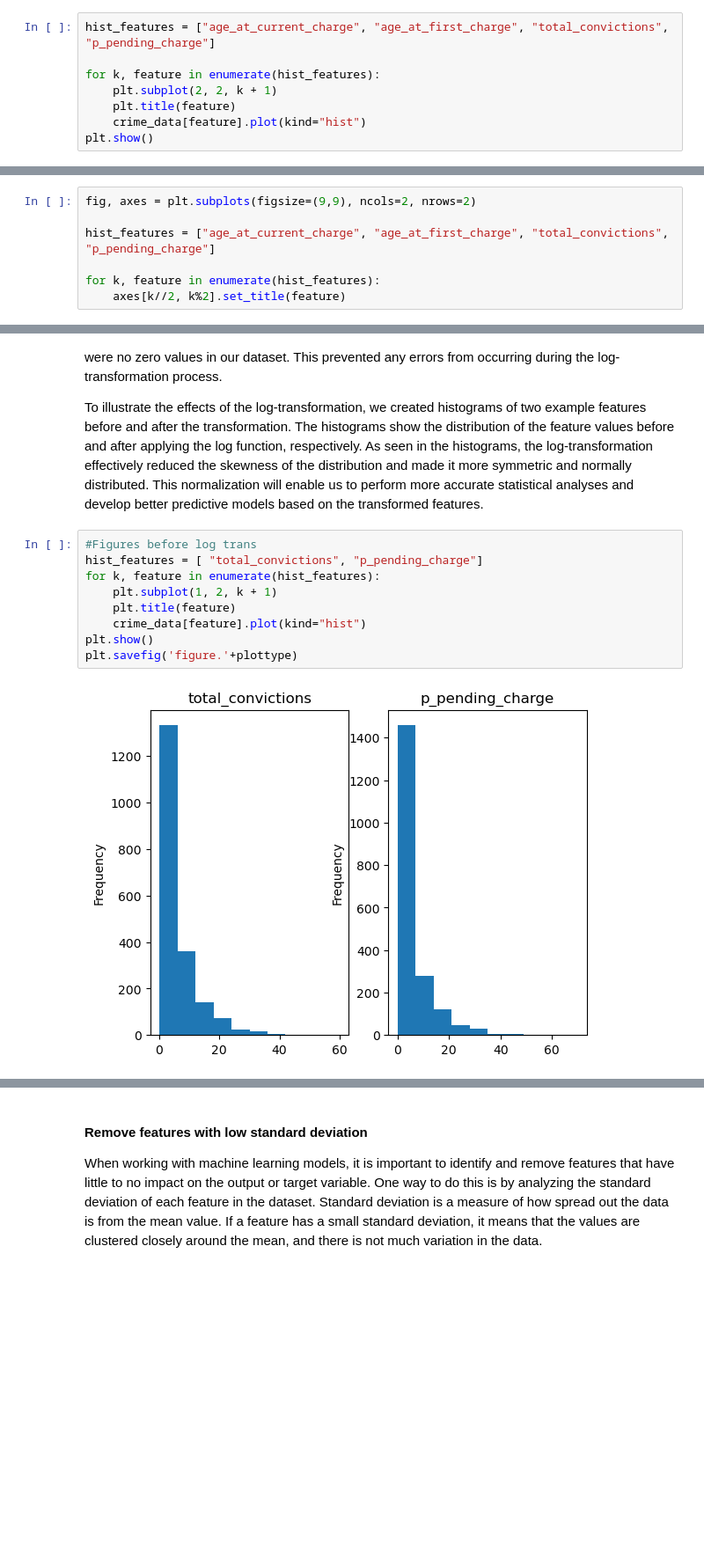
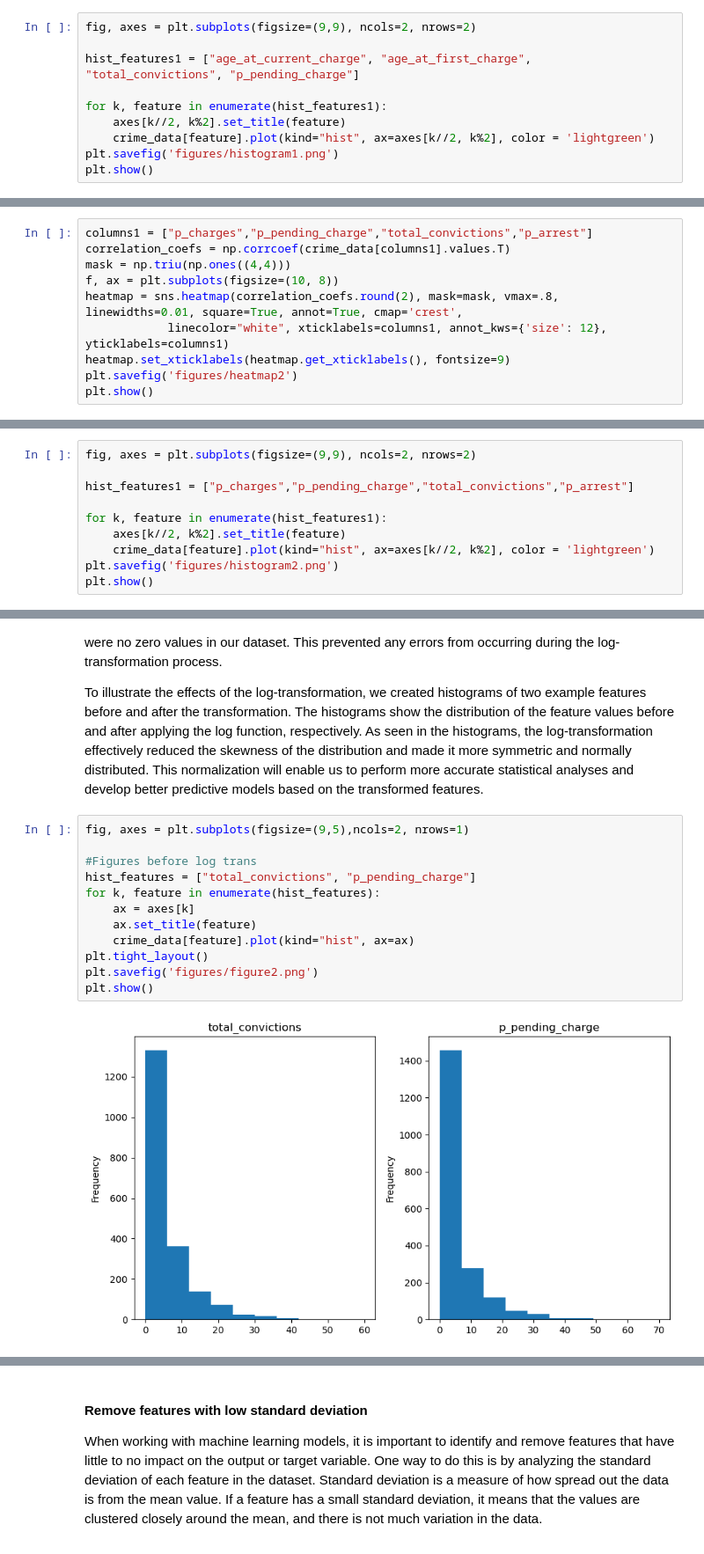
Before and after one commit to UCB-stat-159-s23/project-Group17, a Jupyter notebook: EDAandModel.ipynb, the cells around one changed output, grey strips where cells are left out. Shown: that part at 88% size. Drawn from its saved outputs; the diff is of its cells as text; blank space fills up the shorter version.

```diff
--- a/EDAandModel.ipynb
+++ b/EDAandModel.ipynb
@@ -138,9 +133,11 @@ plt.savefig('heatmap.'+plottype)
 # %%
-hist_features = ["age_at_current_charge", "age_at_first_charge", "total_convictions", "p_pending_charge"]
+fig, axes = plt.subplots(figsize=(9,9), ncols=2, nrows=2)
 
-for k, feature in enumerate(hist_features):
-    plt.subplot(2, 2, k + 1)
-    plt.title(feature)
-    crime_data[feature].plot(kind="hist")
+hist_features1 = ["age_at_current_charge", "age_at_first_charge", "total_convictions", "p_pending_charge"]
+
+for k, feature in enumerate(hist_features1):
+    axes[k//2, k%2].set_title(feature)
+    crime_data[feature].plot(kind="hist", ax=axes[k//2, k%2], color = 'lightgreen')
+plt.savefig('figures/histogram1.png')
 plt.show()
 # %% [output]
@@ -147,0 +149,10 @@ plt.show()
+# %%
+columns1 = ["p_charges","p_pending_charge","total_convictions","p_arrest"]
+correlation_coefs = np.corrcoef(crime_data[columns1].values.T)
+mask = np.triu(np.ones((4,4)))
+f, ax = plt.subplots(figsize=(10, 8))
+heatmap = sns.heatmap(correlation_coefs.round(2), mask=mask, vmax=.8, linewidths=0.01, square=True, annot=True, cmap='crest',
+            linecolor="white", xticklabels=columns1, annot_kws={'size': 12}, yticklabels=columns1)
+heatmap.set_xticklabels(heatmap.get_xticklabels(), fontsize=9)
+plt.savefig('figures/heatmap2')
+plt.show()
@@ -148,8 +163,11 @@ plt.show()
 # %%
 fig, axes = plt.subplots(figsize=(9,9), ncols=2, nrows=2)
 
-hist_features = ["age_at_current_charge", "age_at_first_charge", "total_convictions", "p_pending_charge"]
+hist_features1 = ["p_charges","p_pending_charge","total_convictions","p_arrest"]
 
-for k, feature in enumerate(hist_features):
+for k, feature in enumerate(hist_features1):
     axes[k//2, k%2].set_title(feature)
+    crime_data[feature].plot(kind="hist", ax=axes[k//2, k%2], color = 'lightgreen')
+plt.savefig('figures/histogram2.png')
+plt.show()
 # %% [output]
@@ -264,13 +273,16 @@ However, applying the log function to zero-valued data can cause errors, as the
 
 To illustrate the effects of the log-transformation, we created histograms of two example features before and after the transformation. The histograms show the distribution of the feature values before and after applying the log function, respectively. As seen in the histograms, the log-transformation effectively reduced the skewness of the distribution and made it more symmetric and normally distributed. This normalization will enable us to perform more accurate statistical analyses and develop better predictive models based on the transformed features.
 # %%
+fig, axes = plt.subplots(figsize=(9,5),ncols=2, nrows=1)
+
 #Figures before log trans
-hist_features = [ "total_convictions", "p_pending_charge"]
+hist_features = ["total_convictions", "p_pending_charge"]
 for k, feature in enumerate(hist_features):
-    plt.subplot(1, 2, k + 1)
-    plt.title(feature)
-    crime_data[feature].plot(kind="hist")
+    ax = axes[k]
+    ax.set_title(feature)
+    crime_data[feature].plot(kind="hist", ax=ax)
+plt.tight_layout()
+plt.savefig('figures/figure2.png')
 plt.show()
-plt.savefig('figure.'+plottype)
 # %% [output]
-[figure, old version]
+[figure, new version]
```
Also changed, not shown: parts of 24 cells of this notebook.
